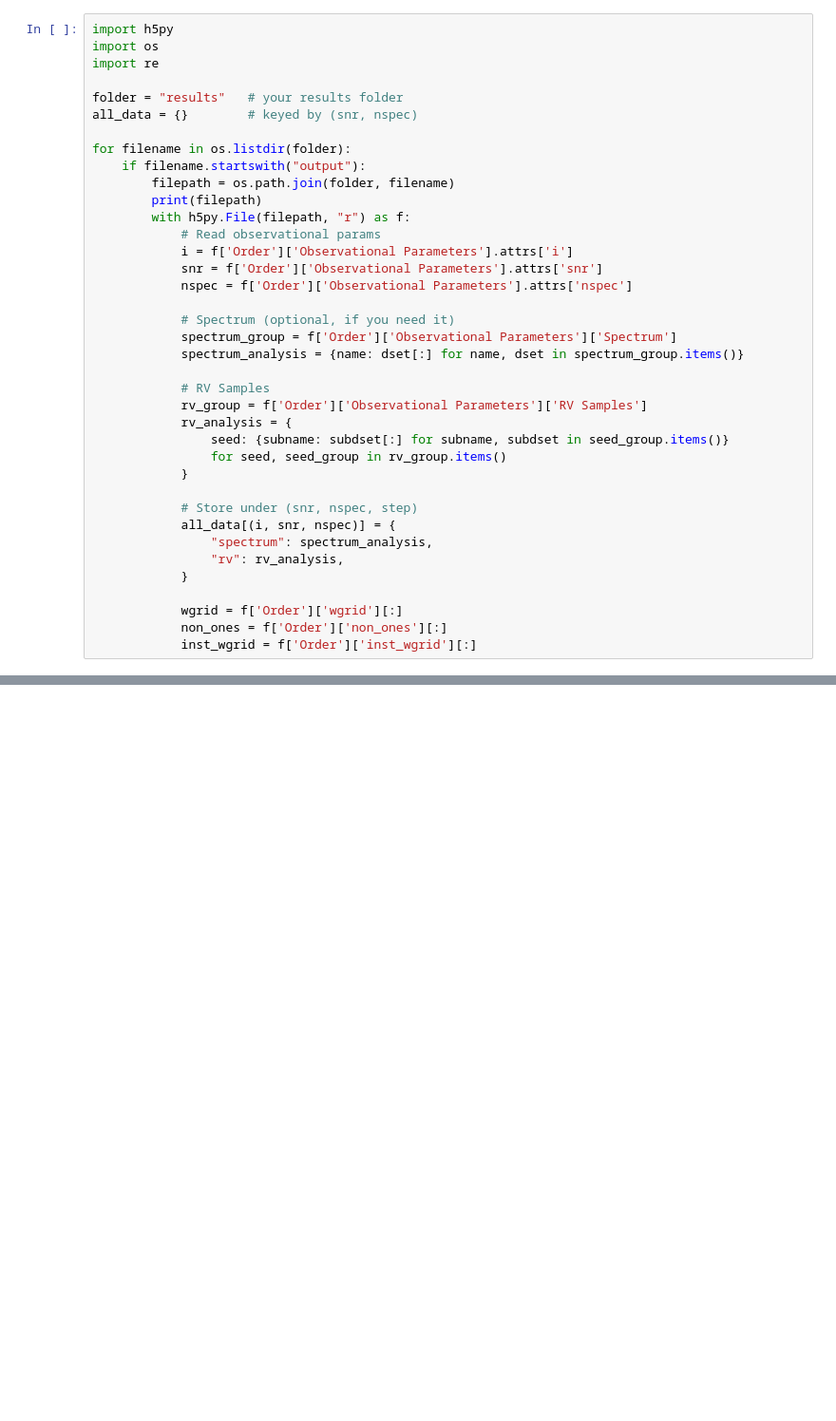
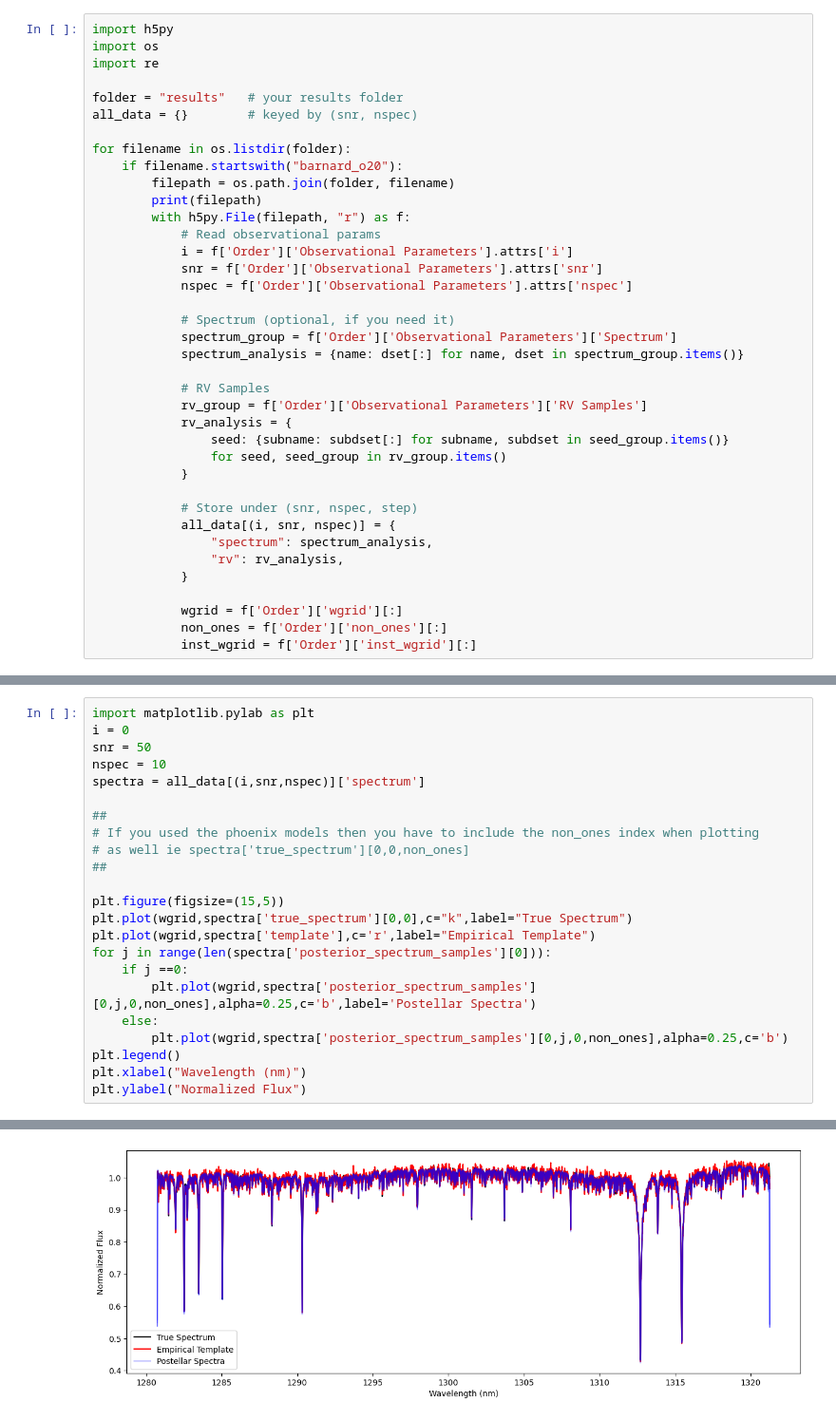
Before and after one commit to dccdoshi/postellar, a Jupyter notebook: scripts/visualize_results.ipynb, the cells around one changed output, grey strips where cells are left out. Shown at 95% size. Drawn from its saved outputs; the diff is of its cells as text; blank space fills up the shorter version.

Commit message:
included more things in the visualizing code

```diff
--- a/scripts/visualize_results.ipynb
+++ b/scripts/visualize_results.ipynb
@@ -7,7 +7,7 @@ folder = "results"   # your results folder
 all_data = {}        # keyed by (snr, nspec)
 
 for filename in os.listdir(folder):
-    if filename.startswith("output"):
+    if filename.startswith("barnard_o20"):
         filepath = os.path.join(folder, filename)
         print(filepath)
         with h5py.File(filepath, "r") as f:
@@ -38,0 +43,24 @@ for filename in os.listdir(folder):
+# %%
+import matplotlib.pylab as plt
+i = 0
+snr = 50
+nspec = 10
+spectra = all_data[(i,snr,nspec)]['spectrum']
+
+##
+# If you used the phoenix models then you have to include the non_ones index when plotting
+# as well ie spectra['true_spectrum'][0,0,non_ones]
+##
+
+plt.figure(figsize=(15,5))
+plt.plot(wgrid,spectra['true_spectrum'][0,0],c="k",label="True Spectrum")
+plt.plot(wgrid,spectra['template'],c='r',label="Empirical Template")
+for j in range(len(spectra['posterior_spectrum_samples'][0])):
+    if j ==0:
+        plt.plot(wgrid,spectra['posterior_spectrum_samples'][0,j,0,non_ones],alpha=0.25,c='b',label='Postellar Spectra')
+    else:
+        plt.plot(wgrid,spectra['posterior_spectrum_samples'][0,j,0,non_ones],alpha=0.25,c='b')
+plt.legend()
+plt.xlabel("Wavelength (nm)")
+plt.ylabel("Normalized Flux")
+# %% [output]
@@ -38,0 +68 @@ for filename in os.listdir(folder):
+[figure, added]
```
Also changed, not shown: parts of 9 cells of this notebook.
